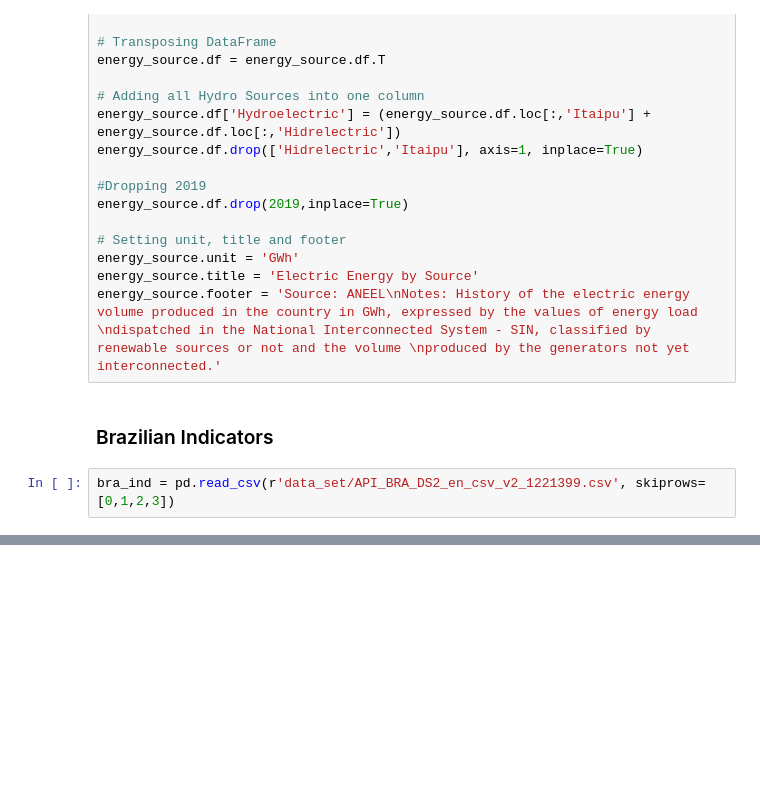
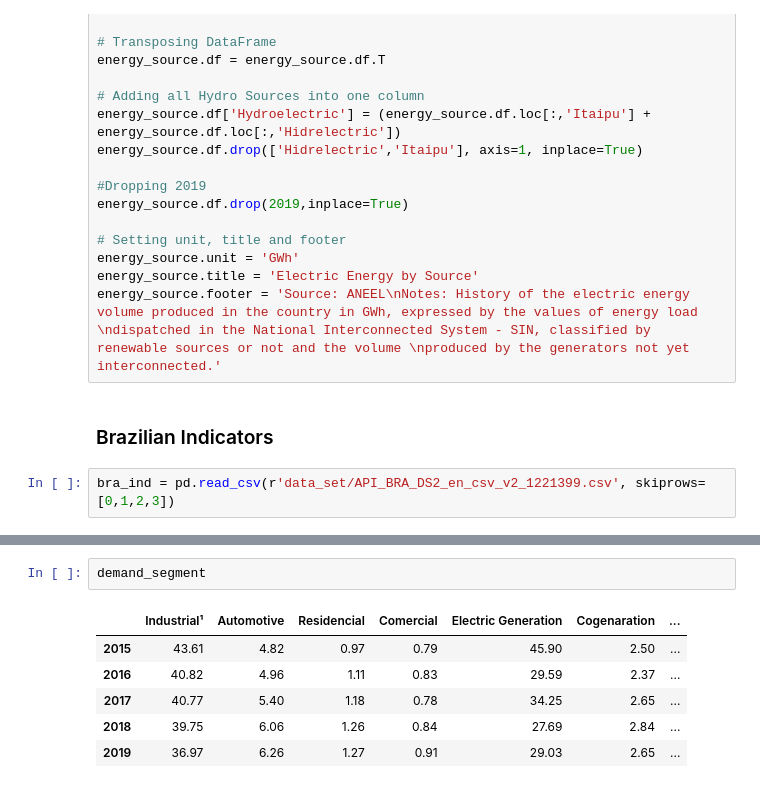
Before and after one commit to lauramsfernandes/BrazilianGasMarket, a Jupyter notebook: naturalGas_Wrangling.ipynb, the cells around one changed output, grey strips where cells are left out. Cells and saved outputs as stored; diff of their text form; blank space fills up the shorter version.

```diff
--- a/naturalGas_Wrangling.ipynb
+++ b/naturalGas_Wrangling.ipynb
@@ -400,0 +476,9 @@ bra_ind = pd.read_csv(r'data_set/API_BRA_DS2_en_csv_v2_1221399.csv', skiprows=[0
+# %%
+demand_segment
+# %% [output]
+|  | Industrial¹ | Automotive | Residencial | Comercial | Electric Generation | Cogenaration | ... |
+| 2015 | 43.61 | 4.82 | 0.97 | 0.79 | 45.90 | 2.50 | ... |
+| 2016 | 40.82 | 4.96 | 1.11 | 0.83 | 29.59 | 2.37 | ... |
+| 2017 | 40.77 | 5.40 | 1.18 | 0.78 | 34.25 | 2.65 | ... |
+| 2018 | 39.75 | 6.06 | 1.26 | 0.84 | 27.69 | 2.84 | ... |
+| 2019 | 36.97 | 6.26 | 1.27 | 0.91 | 29.03 | 2.65 | ... |
```
Also changed, not shown: parts of 20 cells of this notebook, 4 other files.
